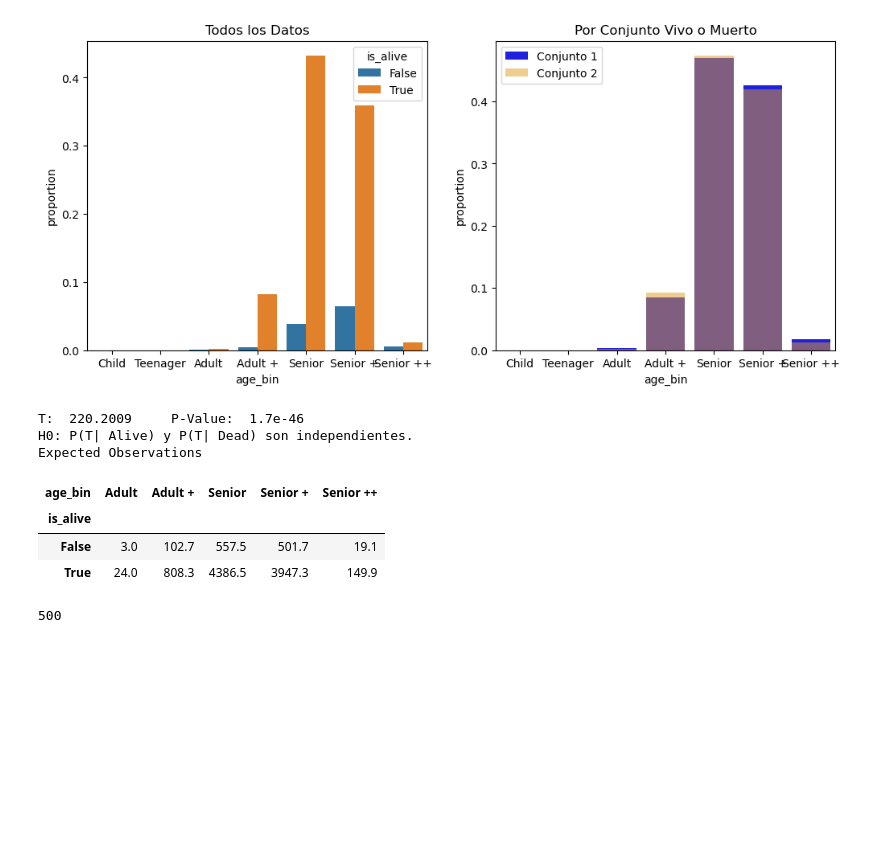
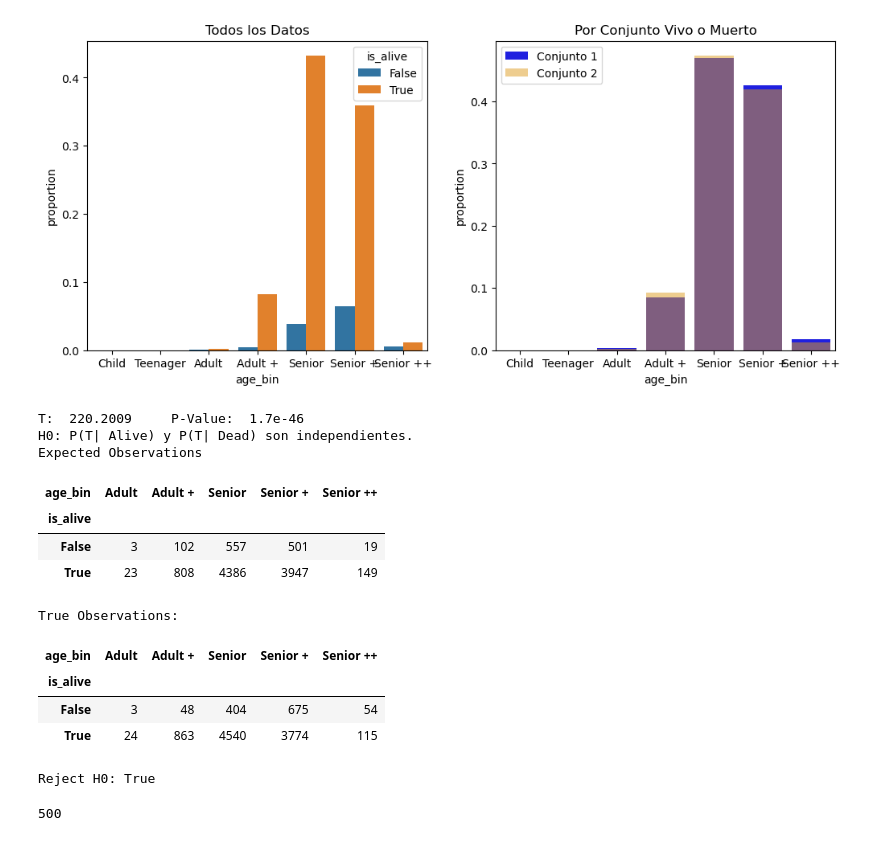
Before and after one commit to RubenCid35/CancerRiskProfiling, a Jupyter notebook: notebooks/02-preprocesado.ipynb, the cells around one changed output. Saved outputs shown, nothing was run; the diff lists cells and outputs as text; code cells hidden in the pictures; blank space fills up the shorter version.

```diff
--- a/notebooks/02-preprocesado.ipynb
+++ b/notebooks/02-preprocesado.ipynb
@@ -92,7 +92,7 @@ def preprocess_patients(pat, check_filter: bool = False):
 dpat1 = preprocess_patients(pat1, check_filter=False)
 dpat2 = preprocess_patients(pat2, check_filter=False)
 
-dpat = pd.concat([dpat1, dpat2], axis = 0)
+dpat = pd.concat([dpat1, dpat2], axis = 0).reset_index(drop = True)
 
 dpat1.head()
 # %% [output]
@@ -123,19 +123,28 @@ plt.show()
 # %%
 ct = pd.crosstab(dpat['is_alive'], dpat['age_bin'])
 t, pvalue, freedom, expected = st.chi2_contingency(ct, correction = False)
 
 print(f"T: {t: 7.4f}\t P-Value: {pvalue: .3g}")
 print("H0: P(T| Alive) y P(T| Dead) son independientes.")
 print(f"Expected Observations")
-pd.DataFrame(expected, index = ct.index, columns = ct.columns).round(1)
+display(pd.DataFrame(expected, index = ct.index, columns = ct.columns).astype(int))
+print("True Observations: ")
+display(ct)
+print("Reject H0:", pvalue < 0.05)
 # %% [output]
 T:  220.2009     P-Value:  1.7e-46
 H0: P(T| Alive) y P(T| Dead) son independientes.
 Expected Observations
 | age_bin | Adult | Adult + | Senior | Senior + | Senior ++ |
 | is_alive |  |  |  |  |  |
-| False | 3.0 | 102.7 | 557.5 | 501.7 | 19.1 |
-| True | 24.0 | 808.3 | 4386.5 | 3947.3 | 149.9 |
+| False | 3 | 102 | 557 | 501 | 19 |
+| True | 23 | 808 | 4386 | 3947 | 149 |
+True Observations:
+| age_bin | Adult | Adult + | Senior | Senior + | Senior ++ |
+| is_alive |  |  |  |  |  |
+| False | 3 | 48 | 404 | 675 | 54 |
+| True | 24 | 863 | 4540 | 3774 | 115 |
+Reject H0: True
 # %%
 _, ax = plt.subplots(1, 2, figsize = (12, 5), sharey = True)
 print(dpat['ehr'].duplicated().sum())
```
Also changed, not shown: parts of 12 cells of this notebook, 2 other files.
